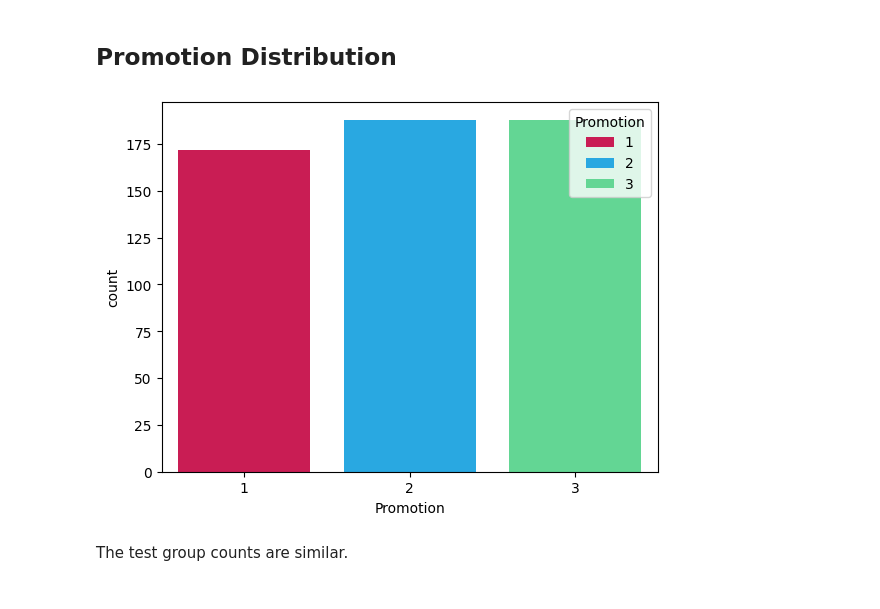
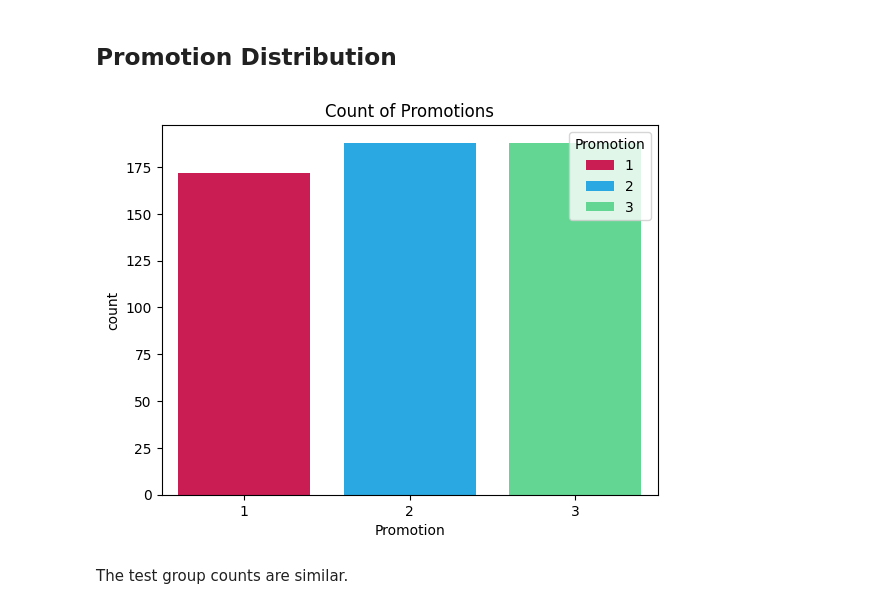
Before and after one commit to cole-mengelberg/Fast_Food_A-B, a Jupyter notebook: EDA.ipynb, the cells around one changed output. Cells and saved outputs as stored; diff of their text form; code cells hidden in the pictures.

Commit message:
Added titles to plots and added mmore texts in EDA.ipynb

```diff
--- a/EDA.ipynb
+++ b/EDA.ipynb
@@ -60,9 +60,10 @@ colors = ["#e60049", "#0bb4ff", "#50e991"]
 ## Promotion Distribution
 # %%
 sns.countplot(x='Promotion', data=fast_food_df, hue='Promotion', palette=colors)
+plt.title('Count of Promotions')
 plt.show()
 # %% [output]
-[figure, old version]
+[figure, new version]
 # %% [markdown]
 The test group counts are similar.
 # %% [markdown]
```
Also changed, not shown: parts of 9 cells of this notebook.
